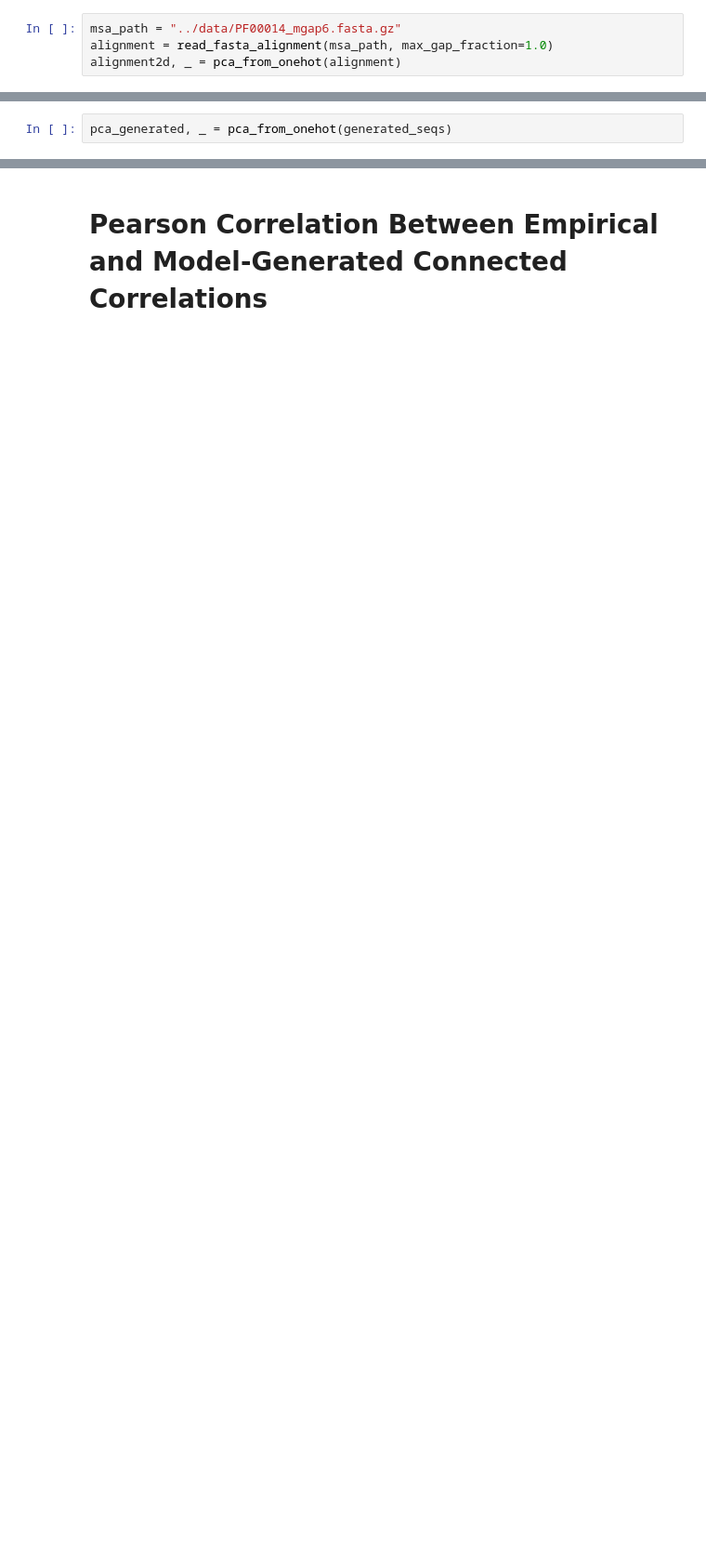
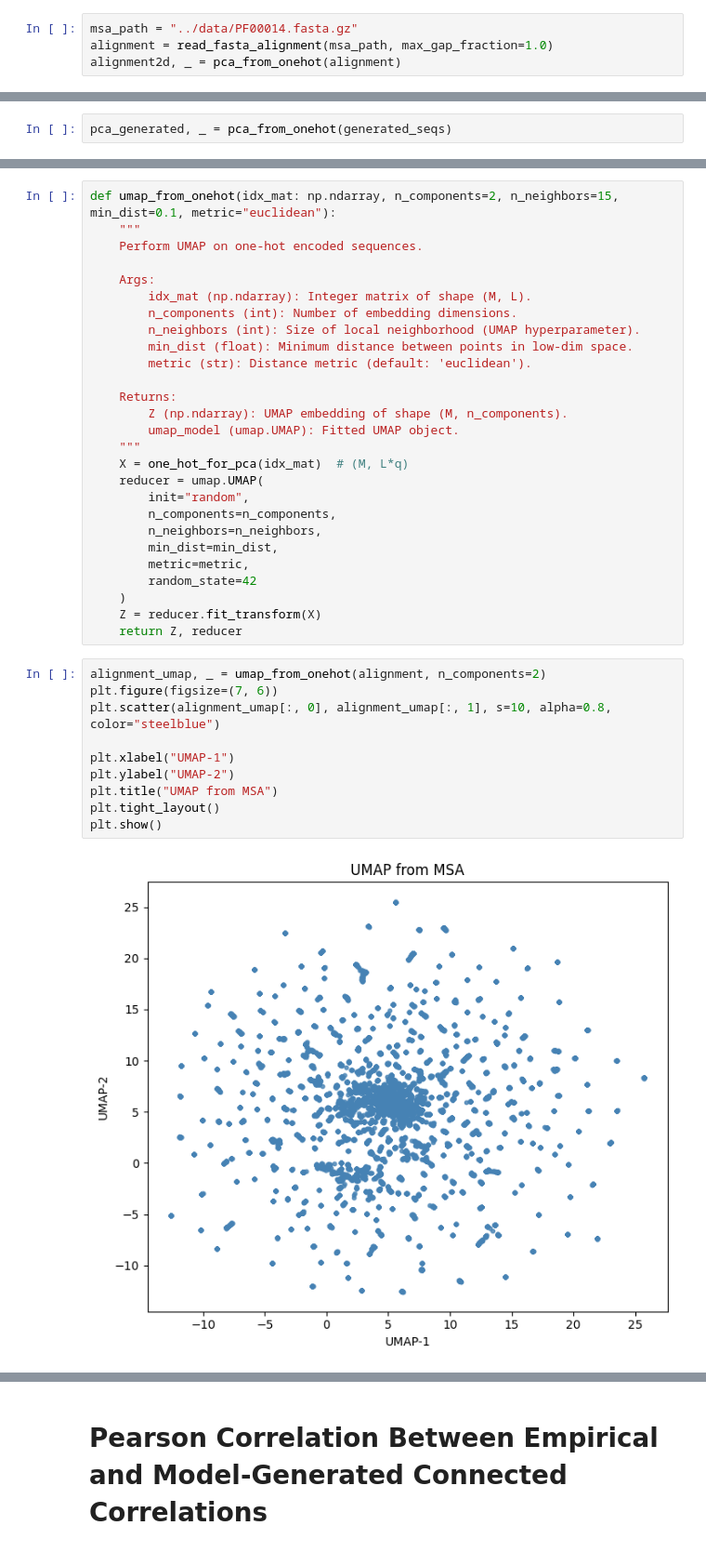
Before and after one commit to tferracina/ArDCA-Python, a Jupyter notebook: code/analyzing_results.ipynb, the cells around one changed output, grey strips where cells are left out. Shown: that part at 93% size. Cells and saved outputs as stored; diff of their text form; blank space fills up the shorter version.

```diff
--- a/code/analyzing_results.ipynb
+++ b/code/analyzing_results.ipynb
@@ -11,5 +12,5 @@ N_SEQ = 11000
 # %%
-msa_path = "../data/PF00014_mgap6.fasta.gz"
+msa_path = "../data/PF00014.fasta.gz"
 alignment = read_fasta_alignment(msa_path, max_gap_fraction=1.0)
 alignment2d, _ = pca_from_onehot(alignment)
 # %% [markdown]
@@ -64,0 +68,39 @@ plt.show()
+# %%
+def umap_from_onehot(idx_mat: np.ndarray, n_components=2, n_neighbors=15, min_dist=0.1, metric="euclidean"):
+    """
+    Perform UMAP on one-hot encoded sequences.
+
+    Args:
+        idx_mat (np.ndarray): Integer matrix of shape (M, L).
+        n_components (int): Number of embedding dimensions.
+        n_neighbors (int): Size of local neighborhood (UMAP hyperparameter).
+        min_dist (float): Minimum distance between points in low-dim space.
+        metric (str): Distance metric (default: 'euclidean').
+
+    Returns:
+        Z (np.ndarray): UMAP embedding of shape (M, n_components).
+        umap_model (umap.UMAP): Fitted UMAP object.
+    """
+    X = one_hot_for_pca(idx_mat)  # (M, L*q)
+    reducer = umap.UMAP(
+        init="random",
+        n_components=n_components,
+        n_neighbors=n_neighbors,
+        min_dist=min_dist,
+        metric=metric,
+        random_state=42
+    )
+    Z = reducer.fit_transform(X)
+    return Z, reducer
+# %%
+alignment_umap, _ = umap_from_onehot(alignment, n_components=2)
+plt.figure(figsize=(7, 6))
+plt.scatter(alignment_umap[:, 0], alignment_umap[:, 1], s=10, alpha=0.8, color="steelblue")
+
+plt.xlabel("UMAP-1")
+plt.ylabel("UMAP-2")
+plt.title("UMAP from MSA")
+plt.tight_layout()
+plt.show()
+# %% [output]
+[figure, added]
```
Also changed, not shown: parts of 12 cells of this notebook.
